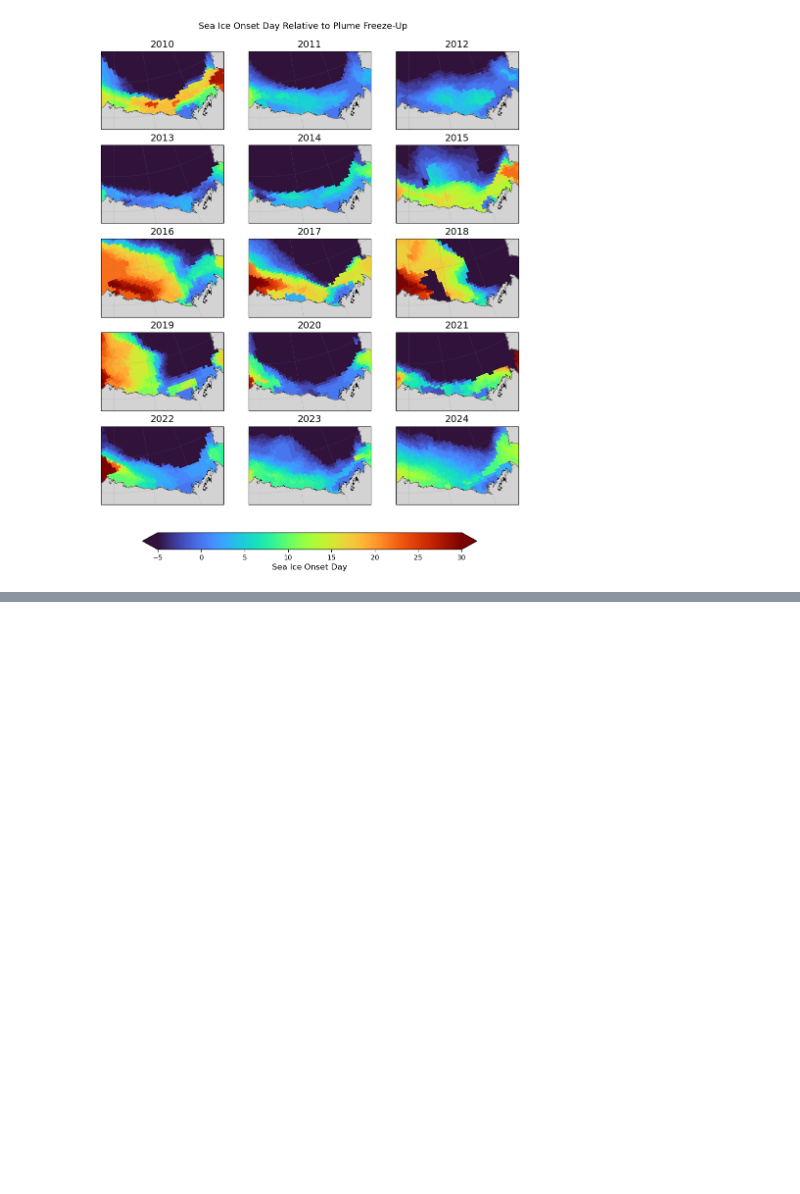
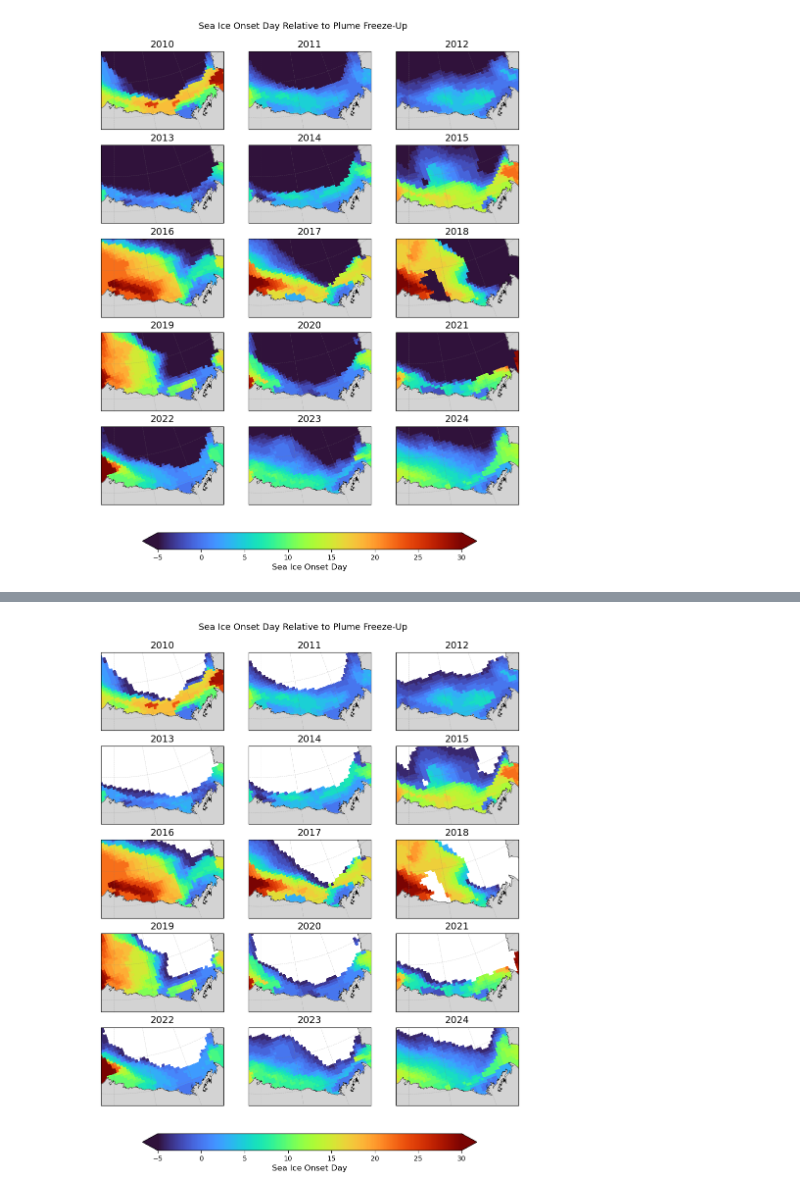
Before and after one commit to mjzahn/SASSIE_ECCO_salinity_stratification, a Jupyter notebook: notebooks/satellite_obs/satellite_sic_timelag.ipynb, the cells around one changed output, grey strips where cells are left out. Saved outputs shown, nothing was run; the diff lists cells and outputs as text; code cells hidden in the pictures; blank space fills up the shorter version.

```diff
--- a/notebooks/satellite_obs/satellite_sic_timelag.ipynb
+++ b/notebooks/satellite_obs/satellite_sic_timelag.ipynb
@@ -274,0 +288,95 @@ fig.savefig('/home/jpluser/git_repos/SASSIE_ECCO_salinity_stratification/figures
+# %%
+from cartopy.mpl.gridliner import LONGITUDE_FORMATTER, LATITUDE_FORMATTER
+import matplotlib.ticker as mticker
+
+# ---- Projection setup (once) ----
+nsidc_proj = Proj(proj='stere', lat_0=90, lon_0=-45, lat_ts=70,
+                  a=6378273, b=6356889.449, units='m')
+transformer = Transformer.from_proj(nsidc_proj, "epsg:4326", always_xy=True)
+
+# ---- Years ----
+years = list(range(2010, 2025))
+
+# ---- Create multipanel figure ----
+fig, axs = plt.subplots(
+    5, 3,
+    figsize=(11, 15),
+    subplot_kw={'projection': ccrs.NorthPolarStereo(central_longitude=-155)}
+)
+
+axs = axs.flatten()
+
+# Index of bottom-left subplot (row 4, col 0 in 5×3) = index 12
+idx_bottom_left = 4 * 3 + 0  # = 12
+
+# ---- Loop over years ----
+for i, yr in enumerate(years):
+
+    ax = axs[i]
+
+    # Load dataset
+    ds_path = f"/home/jpluser/efs-mount-point/mzahn/satellite_data/sat_sic_nsidc_doy_onset_{yr}_ice_masked.nc"
+    ds = xr.open_dataset(ds_path)
+
+    doy_onset = ds["doy_onset"]
+    doy_onset_normalized = ds["doy_onset_normalized"]
+
+    # ---- Compute lon/lat from NSIDC grid ----
+    x = doy_onset["x"].values
+    y = doy_onset["y"].values
+    xx, yy = np.meshgrid(x, y)
+    lon, lat = transformer.transform(xx, yy)
+
+    doy_onset = doy_onset.assign_coords(lon=(("y", "x"), lon),
+                                        lat=(("y", "x"), lat))
+
+    # ---- Plot panel ----
+    pcm = ax.pcolormesh(
+        doy_onset.lon, doy_onset.lat, doy_onset_normalized.where(doy_onset_normalized>-5),
+        transform=ccrs.PlateCarree(),
+        cmap="turbo",
+        vmin=-5, vmax=30
+    )
+
+    # Map extent (Beaufort Sea)
+    ax.set_extent([-158, -128, 69, 74], crs=ccrs.PlateCarree())
+
+    # Land + coastlines
+    land = cfeature.NaturalEarthFeature('physical', 'land', '50m')
+    ax.add_feature(land, color='lightgray', zorder=1)
+    ax.add_feature(cfeature.COASTLINE, linewidth=0.4, color='k')
+
+    # ---- Add faint gridlines ----
+    gl = ax.gridlines(
+        crs=ccrs.PlateCarree(),
+        draw_labels=False,       # no labels for most subplots
+        linewidth=0.5,
+        color='gray',
+        alpha=0.4,
+        linestyle='--'
+    )
+    gl.xformatter = LONGITUDE_FORMATTER
+    gl.yformatter = LATITUDE_FORMATTER
+    gl.xlocator = mticker.FixedLocator([-135, -145, -155])
+    gl.ylocator = mticker.FixedLocator([70, 73])
+
+    ax.set_title(f"{yr}", fontsize=14)
+
+# ---- Shared colorbar ----
+cbar = fig.colorbar(
+    pcm,
+    ax=axs,
+    orientation='horizontal',
+    shrink=0.8,
+    pad=0.05,
+    extend='both'
+)
+cbar.set_label("Sea Ice Onset Day", fontsize=12)
+
+fig.suptitle("Sea Ice Onset Day Relative to Plume Freeze-Up", fontsize=13, y=0.92)
+
+# fig.savefig('/home/jpluser/git_repos/SASSIE_ECCO_salinity_stratification/figures/DOY_ice_onset_satellite.png',
+#             dpi=300, bbox_inches='tight')
+
+# plt.show()
+# %% [output]
@@ -274,0 +384 @@ fig.savefig('/home/jpluser/git_repos/SASSIE_ECCO_salinity_stratification/figures
+[figure, added]
```
Also changed, not shown: parts of 10 cells of this notebook.
